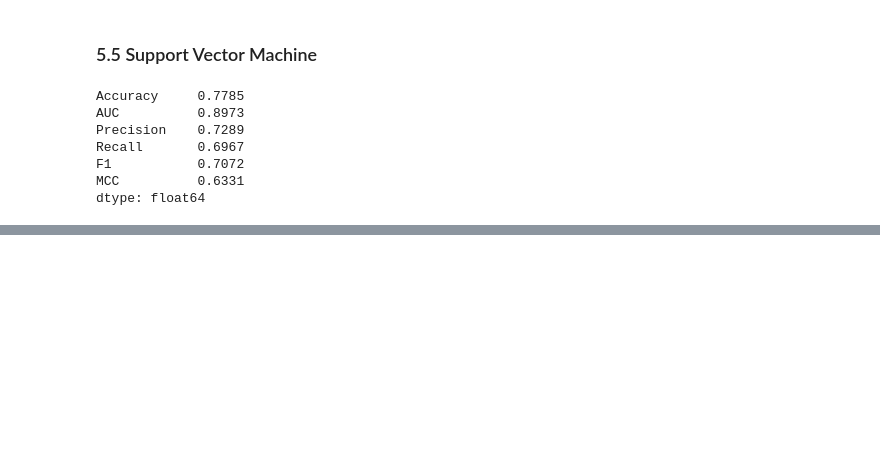
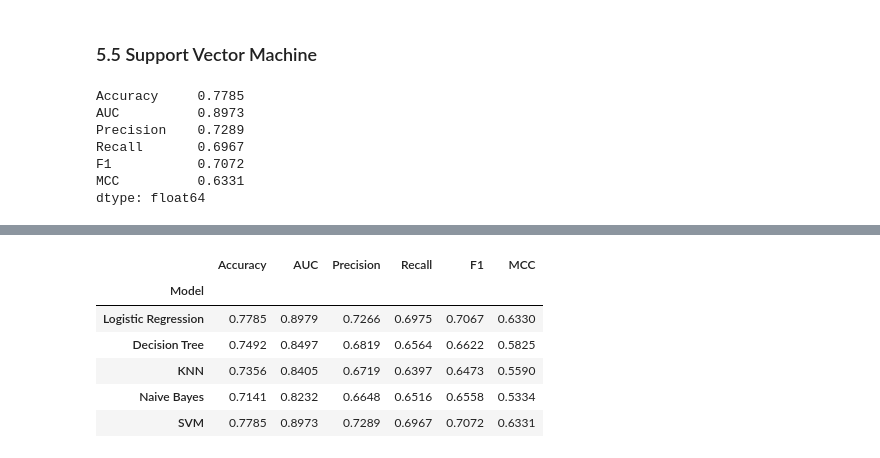
Before and after one commit to manojrkrish/ml-classifier-sandbox, a Jupyter notebook: train.ipynb, the cells around one changed output, grey strips where cells are left out. Saved outputs shown, nothing was run; the diff lists cells and outputs as text; code cells hidden in the pictures; blank space fills up the shorter version.

Commit message:
feat: add model comparison table

```diff
--- a/train.ipynb
+++ b/train.ipynb
@@ -306,0 +311,13 @@ dtype: float64
+# %%
+comparison = pd.DataFrame(results).T.round(4)
+comparison.index.name = "Model"
+comparison.to_csv(MODEL_DIR / "metrics_summary.csv")
+comparison.style.highlight_max(axis=0, color="lightgreen").format("{:.4f}")
+# %% [output]
+|  | Accuracy | AUC | Precision | Recall | F1 | MCC |
+| Model |  |  |  |  |  |  |
+| Logistic Regression | 0.7785 | 0.8979 | 0.7266 | 0.6975 | 0.7067 | 0.6330 |
+| Decision Tree | 0.7492 | 0.8497 | 0.6819 | 0.6564 | 0.6622 | 0.5825 |
+| KNN | 0.7356 | 0.8405 | 0.6719 | 0.6397 | 0.6473 | 0.5590 |
+| Naive Bayes | 0.7141 | 0.8232 | 0.6648 | 0.6516 | 0.6558 | 0.5334 |
+| SVM | 0.7785 | 0.8973 | 0.7289 | 0.6967 | 0.7072 | 0.6331 |
```
Also changed, not shown: parts of 1 cell of this notebook, 1 other file.
